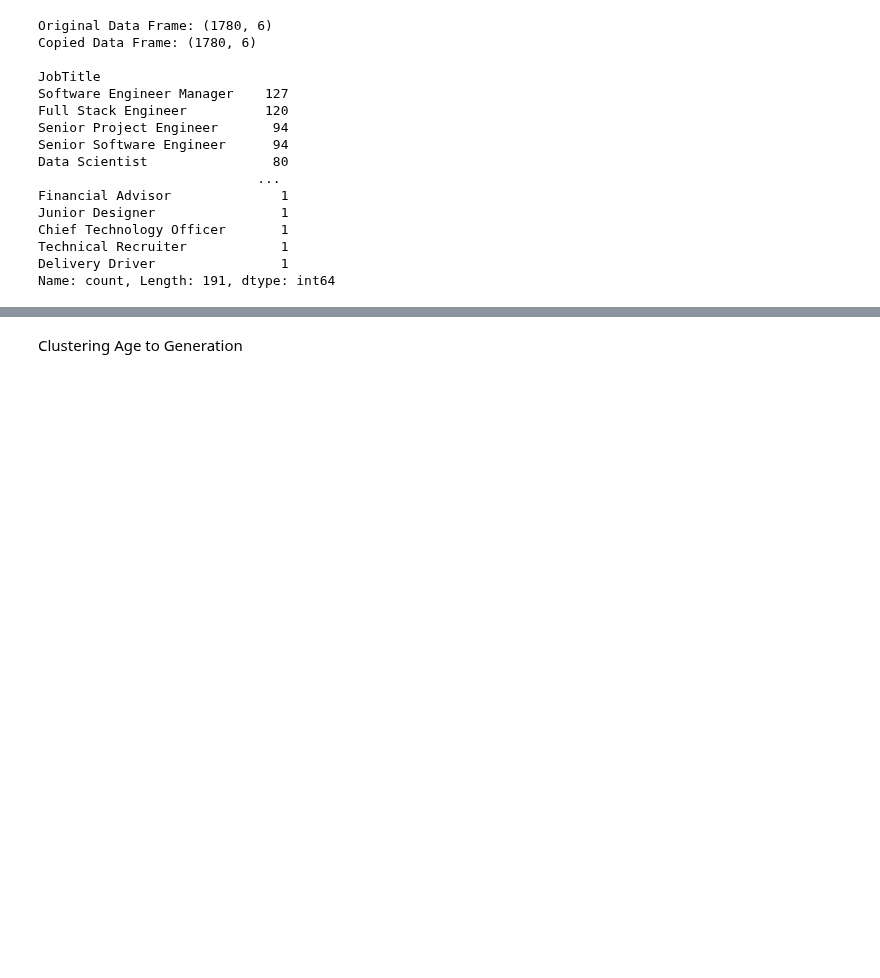
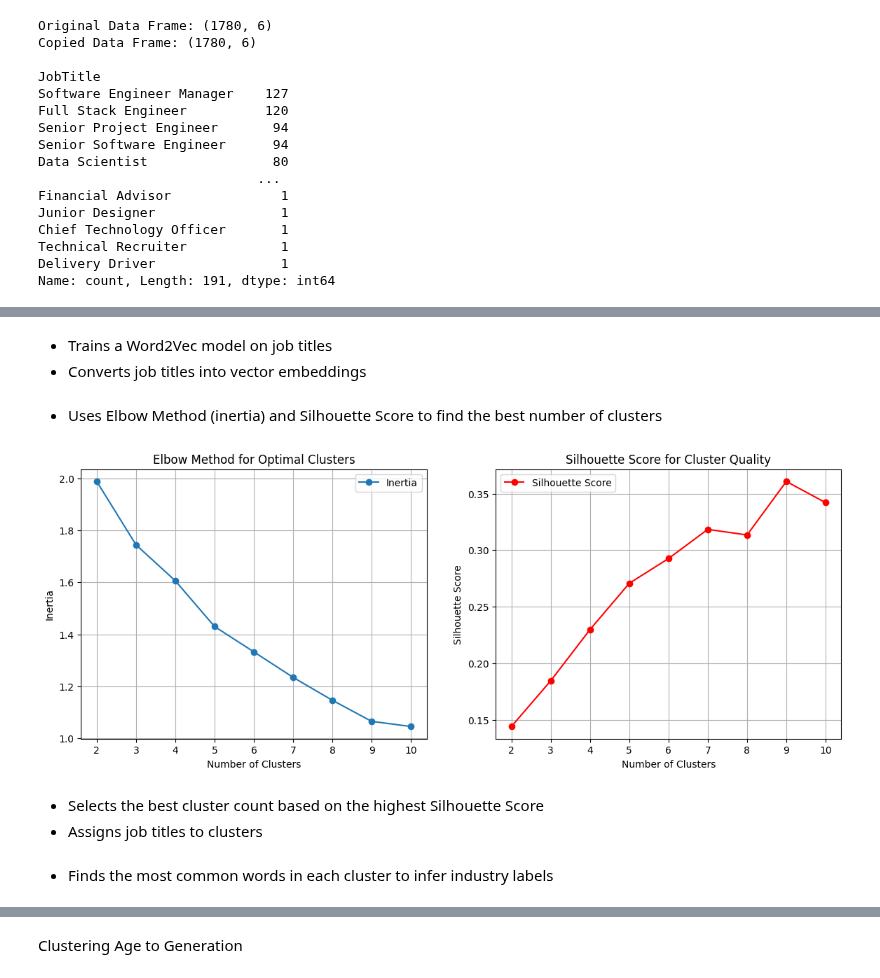
Before and after one commit to cheonghf/ML-P4-03, a Jupyter notebook: Project_SourceCode_P4_03.ipynb, the cells around one changed output, grey strips where cells are left out. Drawn from its saved outputs; the diff is of its cells as text; code cells hidden in the pictures; blank space fills up the shorter version.

```diff
--- a/Project_SourceCode_P4_03.ipynb
+++ b/Project_SourceCode_P4_03.ipynb
@@ -910,0 +718,50 @@ print(df_sd6)
+# %% [markdown]
+* Trains a Word2Vec model on job titles
+* Converts job titles into vector embeddings
+# %%
+# Step 2: Train Word2Vec for Job Title Embeddings
+word2vec_model = Word2Vec(sentences=df_sd6["Cleaned_Job_Title"], vector_size=100, window=5, min_count=1, workers=4)
+
+def get_vector(title_tokens):
+    vectors = [word2vec_model.wv[word] for word in title_tokens if word in word2vec_model.wv]
+    return np.mean(vectors, axis=0) if vectors else np.zeros(100)
+
+# Generate word embeddings
+df_sd6["Job_Title_Vector"] = df_sd6["Cleaned_Job_Title"].apply(get_vector)
+X = np.vstack(df_sd6["Job_Title_Vector"].values)
+# %% [markdown]
+* Uses Elbow Method (inertia) and Silhouette Score to find the best number of clusters
+# %%
+# Step 3: Determine the Optimal Number of Clusters
+inertia = []
+silhouette_scores = []
+cluster_range = range(2, 11)
+
+for k in cluster_range:
+    kmeans = KMeans(n_clusters=k, random_state=42, n_init=10)
+    cluster_labels = kmeans.fit_predict(X)
+    inertia.append(kmeans.inertia_)
+    silhouette_scores.append(silhouette_score(X, cluster_labels))
+
+# Plot Elbow & Silhouette Score Side-by-Side
+fig, axes = plt.subplots(1, 2, figsize=(14, 5))
+axes[0].plot(cluster_range, inertia, marker='o', linestyle='-', label='Inertia')
+axes[0].set_xlabel("Number of Clusters")
+axes[0].set_ylabel("Inertia")
+axes[0].set_title("Elbow Method for Optimal Clusters")
+axes[0].legend()
+axes[0].grid()
+
+axes[1].plot(cluster_range, silhouette_scores, marker='o', linestyle='-', label='Silhouette Score', color='red')
+axes[1].set_xlabel("Number of Clusters")
+axes[1].set_ylabel("Silhouette Score")
+axes[1].set_title("Silhouette Score for Cluster Quality")
+axes[1].legend()
+axes[1].grid()
+
+plt.show()
+# %% [output]
+[figure, added]
+# %% [markdown]
+* Selects the best cluster count based on the highest Silhouette Score
+* Assigns job titles to clusters
@@ -910,0 +773,2 @@ print(df_sd6)
+# %% [markdown]
+* Finds the most common words in each cluster to infer industry labels
```
Also changed, not shown: parts of 32 cells of this notebook.
